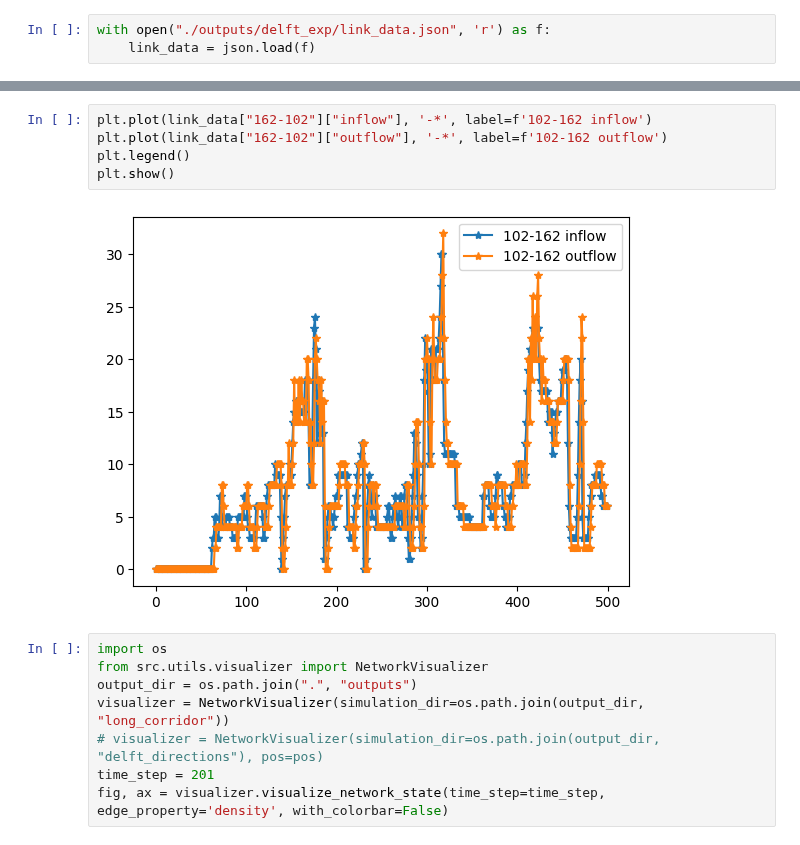
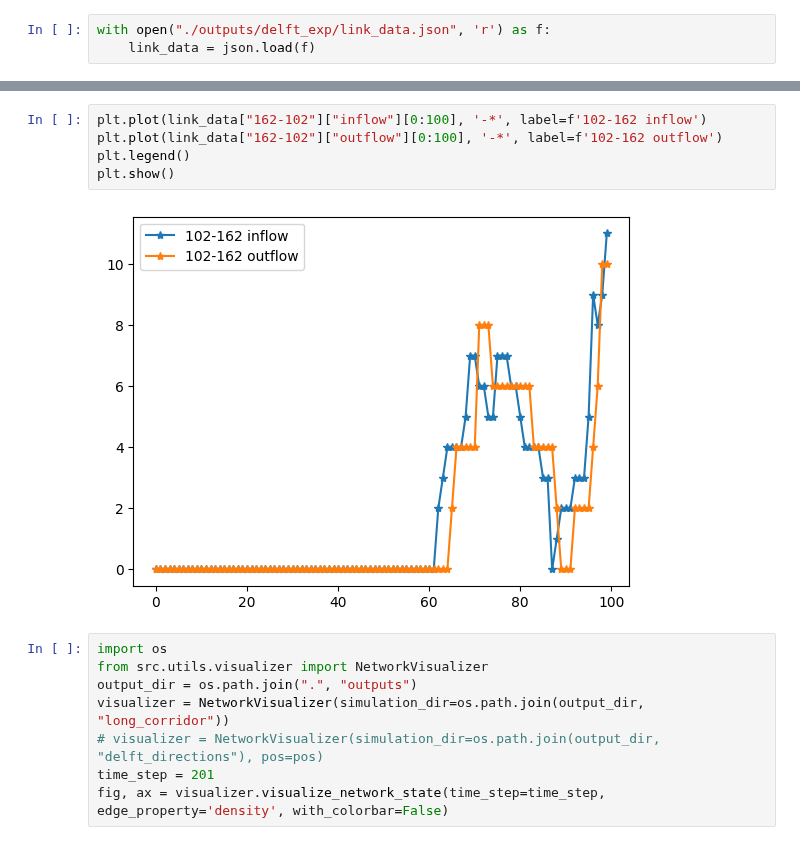
Before and after one commit to WaimenMak/PedNStream, a Jupyter notebook: draft.ipynb, the cells around one changed output, grey strips where cells are left out. Drawn from its saved outputs; the diff is of its cells as text.

```diff
--- a/draft.ipynb
+++ b/draft.ipynb
@@ -628,10 +642,10 @@ plt.show()
 # %%
-plt.plot(link_data["162-102"]["inflow"], '-*', label=f'102-162 inflow')
-plt.plot(link_data["162-102"]["outflow"], '-*', label=f'102-162 outflow')
+plt.plot(link_data["162-102"]["inflow"][0:100], '-*', label=f'102-162 inflow')
+plt.plot(link_data["162-102"]["outflow"][0:100], '-*', label=f'102-162 outflow')
 plt.legend()
 plt.show()
 # %% [output]
-[figure, old version]
+[figure, new version]
 # %%
 import os
 from src.utils.visualizer import NetworkVisualizer
```
Also changed, not shown: parts of 9 cells of this notebook, 12 other files.
